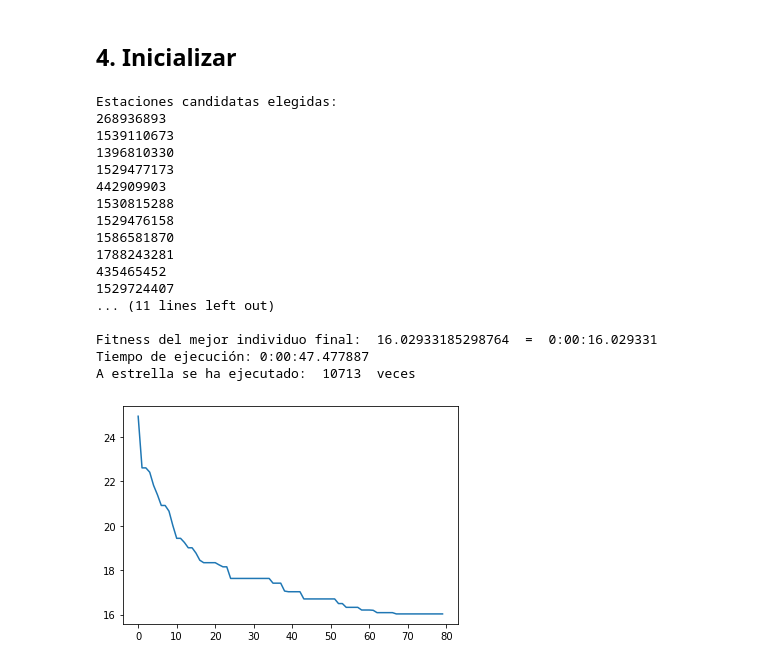
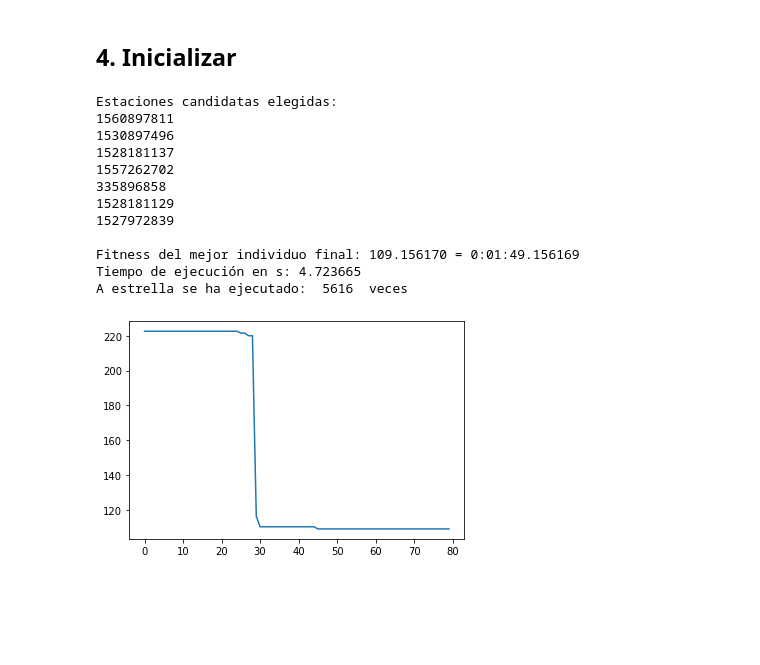
Before and after one commit to albertoPerez25/Sistemas-Inteligentes-P2, a Jupyter notebook: P2_AlbertoPerez_MArcosLopez.ipynb, the cells around one changed output. Cells and saved outputs as stored; diff of their text form; code cells hidden in the pictures; blank space fills up the shorter version.

Commit message:
Cambios para hacer más facil las estadisticas

```diff
--- a/P2_AlbertoPerez_MArcosLopez.ipynb
+++ b/P2_AlbertoPerez_MArcosLopez.ipynb
@@ -728,51 +731,51 @@ class EvolutivoTorneoMascara(evolutivoTorneo):
 ## 4. Inicializar
 # %%
 toy1 = 'problems/toy/calle_del_virrey_morcillo_albacete_250_3_candidates_15_ns_4.json'
+
+small1  ='problems/small/calle_agustina_aroca_albacete_250_0_candidates_75_ns_7.json'
+
 medium1 = 'problems/medium/calle_agustina_aroca_albacete_500_1_candidates_89_ns_22.json'
 medium2 = 'problems/medium/calle_palmas_de_gran_canaria_albacete_500_2_candidates_167_ns_23.json' #tarda mas
 medium3 = 'problems/medium/calle_f_albacete_2000_0_candidates_25_ns_4.json'
 
 large1 = 'problems/large/calle_cardenal_tabera_y_araoz_albacete_1000_2_candidates_104_ns_22.json'
 large2 = 'problems/large/calle_del_virrey_morcillo_albacete_1000_1_candidates_598_ns_99.json'
 large3 = 'problems/large/calle_herreros_albacete_1000_4_candidates_496_ns_14.json'
 large4 = 'problems/large/calle_industria_albacete_1000_0_candidates_122_ns_8.json'
 large5 = 'problems/large/calle_industria_albacete_1000_2_candidates_549_ns_71.json'
 
 huge1 = 'problems/huge/calle_de_josé_carbajal_albacete_2000_2_candidates_1254_ns_110.json'
 huge2 = 'problems/huge/calle_de_josé_carbajal_albacete_5000_2_candidates_537_ns_12.json'
 
-RUTAJSON = large1
+RUTAJSON = small1
 
 h1 = Heuristica1(Problema(RUTAJSON)) # Euclidea
 h2 = Heuristica2(Problema(RUTAJSON)) # Geodesica. Más precisa, menor rendimiento
 h3 = Heuristica3(Problema(RUTAJSON)) # Manhattan
 h4 = Heuristica4(Problema(RUTAJSON)) # Harvesine. Ligeramente peor que Geodesica, aumenta rendimiento ligeramente para el evolutivo.
 
 problema = Problema(RUTAJSON)
-usarCacheIntermedia = False     # Coste menos preciso, mucho menor coste de rendimiento
+usarCacheIntermedia = True     # Coste menos preciso, mucho menor coste de rendimiento
 aestrella = AEstrella(problema, h2, usarCacheIntermedia)
 
-random.seed(777) # Para tener resultados reproducibles
+#random.seed(777) # Para tener resultados reproducibles
 print("Estaciones candidatas elegidas:")
 #nGeneracionesMaximas, tamTorneo, tamPoblacion , tasaMutacion, tasaCruce
-evolutivoTorneo(80, 8, 100, .1, 1, aestrella, problema).genetico()
+#evolutivoTorneo(80, 8, 100, .1, 1, aestrella, problema).genetico()
+evolutivoRango(80,100,.1,1,aestrella,problema).genetico()
+#evolutivoFitness(80,100,.1,1,aestrella,problema).genetico()
 #plt.show()
 # %% [output]
 Estaciones candidatas elegidas:
-268936893
-1539110673
-1396810330
-1529477173
-442909903
-1530815288
-1529476158
-1586581870
-1788243281
-435465452
-1529724407
-... (11 lines left out)
+1560897811
+1530897496
+1528181137
+1557262702
+335896858
+1528181129
+1527972839
 
-Fitness del mejor individuo final:  16.02933185298764  =  0:00:16.029331
-Tiempo de ejecución: 0:00:47.477887
-A estrella se ha ejecutado:  10713  veces
+Fitness del mejor individuo final: 109.156170 = 0:01:49.156169
+Tiempo de ejecución en s: 4.723665
+A estrella se ha ejecutado:  5616  veces
-[figure, old version]
+[figure, new version]
```
Also changed, not shown: parts of 1 cell of this notebook.
